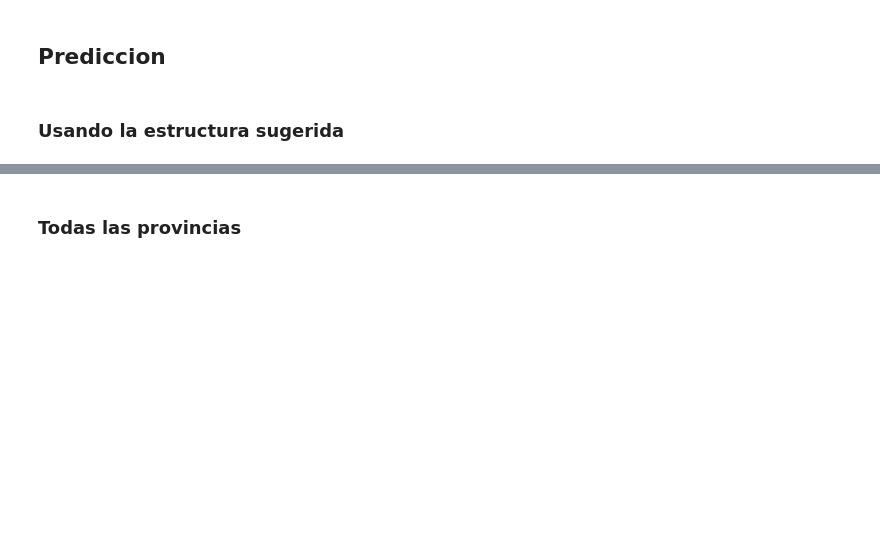
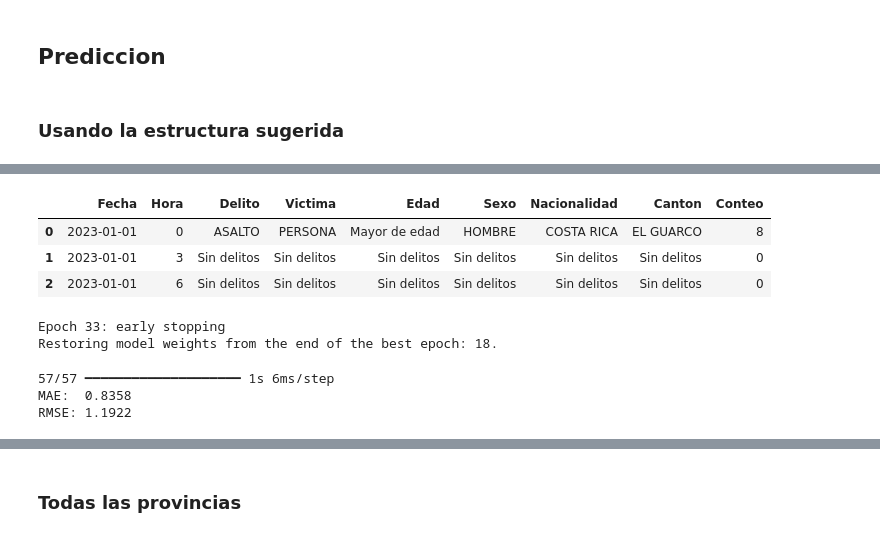
Before and after one commit to DDev-max/SmartCityIA, a Jupyter notebook: notebooks/03_RNN_Incidencias.ipynb, the cells around one changed output, grey strips where cells are left out. Cells and saved outputs as stored; diff of their text form; code cells hidden in the pictures; blank space fills up the shorter version.

```diff
--- a/notebooks/03_RNN_Incidencias.ipynb
+++ b/notebooks/03_RNN_Incidencias.ipynb
@@ -314,0 +69,19 @@ MAE: 0.7142710284495251 | RMSE: 0.9711563249402698
+# %%
+cartago_full = df_agrupado[df_agrupado['Provincia'] == 'CARTAGO'].drop(columns=['Provincia','SubDelito','SubVictima','Distrito'])
+cartago_full = rellenar_zona(cartago_full)
+
+test_size = 240 # 30 dias
+df_train_test = cartago_full.iloc[:-test_size]
+ultimos_30d = cartago_full.iloc[-test_size:]
+
+indice_corte = int(len(df_train_test) * 0.8)
+
+df_train = df_train_test.iloc[:indice_corte]
+df_test = df_train_test.iloc[indice_corte:]
+
+df_train.head(3)
+# %% [output]
+|  | Fecha | Hora | Delito | Victima | Edad | Sexo | Nacionalidad | Canton | Conteo |
+| 0 | 2023-01-01 | 0 | ASALTO | PERSONA | Mayor de edad | HOMBRE | COSTA RICA | EL GUARCO | 8 |
+| 1 | 2023-01-01 | 3 | Sin delitos | Sin delitos | Sin delitos | Sin delitos | Sin delitos | Sin delitos | 0 |
+| 2 | 2023-01-01 | 6 | Sin delitos | Sin delitos | Sin delitos | Sin delitos | Sin delitos | Sin delitos | 0 |
@@ -314,0 +92,40 @@ MAE: 0.7142710284495251 | RMSE: 0.9711563249402698
+# %%
+modelo1 = Sequential([
+    LSTM(100, return_sequences=True, input_shape=(X_train.shape[1], X_train.shape[2])),
+    LSTM(50),
+    Dropout(0.2),
+    Dense(1, activation='softplus')
+])
+
+modelo1.compile(optimizer='adam', loss='mae', metrics=['mae'])
+
+early_stop = EarlyStopping(
+    monitor='val_loss', patience=15,
+    restore_best_weights=True, verbose=1
+)
+
+history1 = modelo1.fit(
+    X_train, y_train,
+    epochs=60,
+    callbacks=[early_stop],
+    validation_data=(X_test, y_test_scaled),
+    verbose=0
+)
+# %% [output]
+Epoch 33: early stopping
+Restoring model weights from the end of the best epoch: 18.
+# %%
+y_pred_scaled = modelo1.predict(X_test)
+
+y_test = pipeline.inverse_transform_y(y_test_scaled)
+y_pred = pipeline.inverse_transform_y(y_pred_scaled)
+
+mae  = mean_absolute_error(y_test, y_pred)
+rmse = np.sqrt(((y_test - y_pred) ** 2).mean())
+
+print(f"MAE:  {mae:.4f}")
+print(f"RMSE: {rmse:.4f}")
+# %% [output]
+57/57 ━━━━━━━━━━━━━━━━━━━━ 1s 6ms/step
+MAE:  0.8358
+RMSE: 1.1922
```
Also changed, not shown: parts of 40 cells of this notebook, 5 other files.
